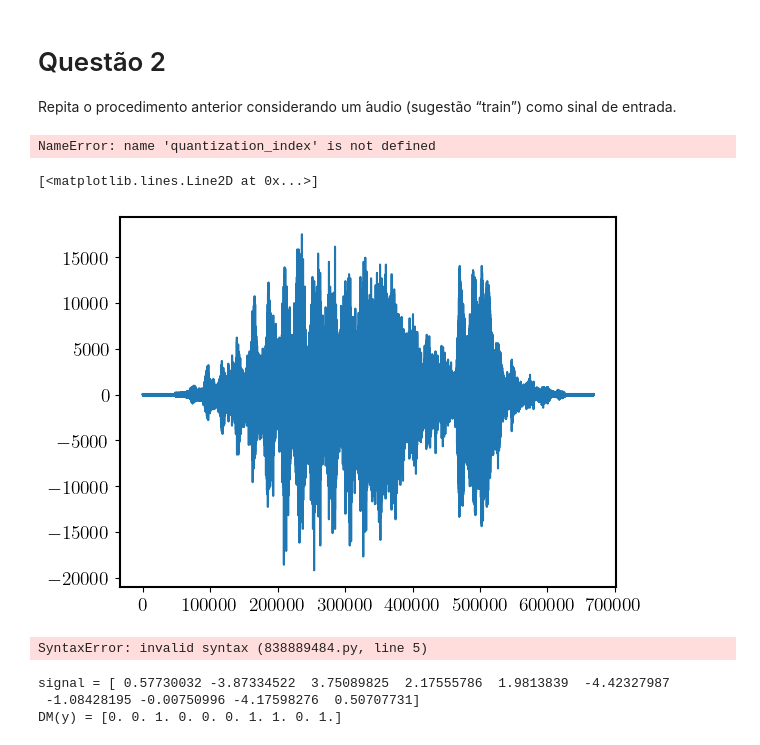
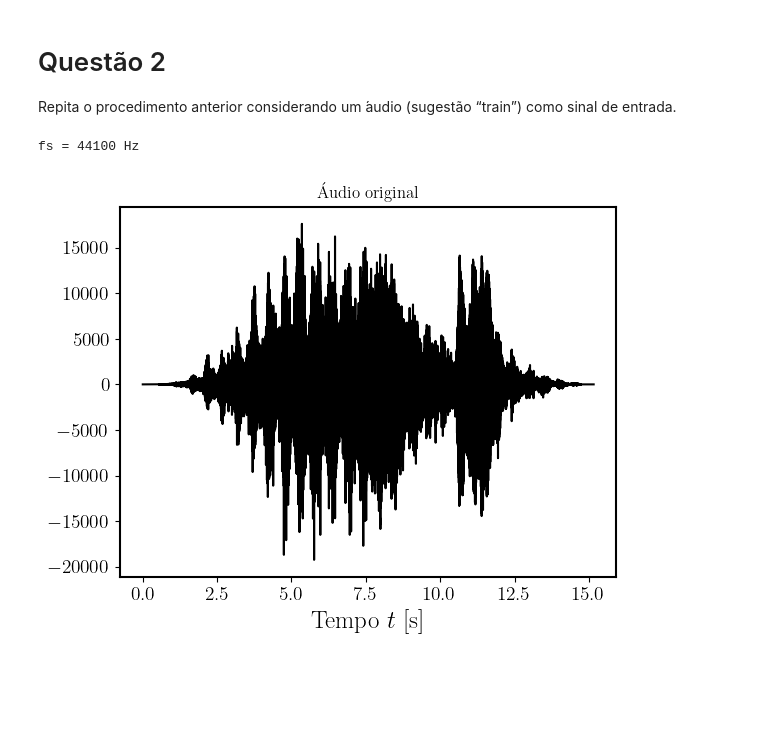
Before and after one commit to vini-fda/EET50-Lab2, a Jupyter notebook: lab2.ipynb, the cells around one changed output. Cells and saved outputs as stored; diff of their text form; code cells hidden in the pictures; blank space fills up the shorter version.

```diff
--- a/lab2.ipynb
+++ b/lab2.ipynb
@@ -86,37 +105,14 @@ Repita o procedimento anterior considerando um  ́audio (sugestão “train”)
 # %%
 # Carregar áudio
 fs, x = wavfile.read('steam_train.wav')
+print(f"fs = {fs} Hz")
 # Como o áudio é estéreo, vamos pegar apenas um canal
 x = x[:, 0]
-a = np.max(np.abs(x))
-x_q = quantization_index(x, a, 8)
-pcm_plot(x_q)
-plt.xlim(3000, 3200)
-plt.savefig('results/steam_train_8_bit.eps', dpi=300)
+t = np.arange(0.0, len(x) / fs, step=1/fs)
+plt.plot(t, x, color='black')
+plt.title(r'Áudio original')
+plt.xlabel(r'Tempo $t$ [s]')
+plt.savefig('results/steam_train_original.eps', dpi=300)
 # %% [output]
-NameError: name 'quantization_index' is not defined
+fs = 44100 Hz
+[figure, added]
-# %%
-#
-decoded = pcm_decodification(x_q, a, 8)
-plt.plot(decoded)
-# %% [output]
-[<matplotlib.lines.Line2D at 0x...>]
-[figure, removed]
-# %%
-# DM modulation/demodulation
-
-def dm_modulation(x, k):
-    x_q = np.diff(x) <= 0
-    x_q = x_q[]
-    # convert diff to 0(if dx<= 0) or 1(if dx>0)
-# %% [output]
-SyntaxError: invalid syntax (838889484.py, line 5)
-# %%
-signal = np.random.uniform(-5.0, 5.0, size=10)
-print(f"signal = {signal}")
-y = np.concatenate(([0.0], (np.diff(signal) > 0).astype(float)))
-print(f"DM(y) = {y}")
-# %% [output]
-signal = [ 0.57730032 -3.87334522  3.75089825  2.17555786  1.9813839  -4.42327987
- -1.08428195 -0.00750996 -4.17598276  0.50707731]
-DM(y) = [0. 0. 1. 0. 0. 0. 1. 1. 0. 1.]
```
Also changed, not shown: parts of 19 cells of this notebook, 2 other files.
